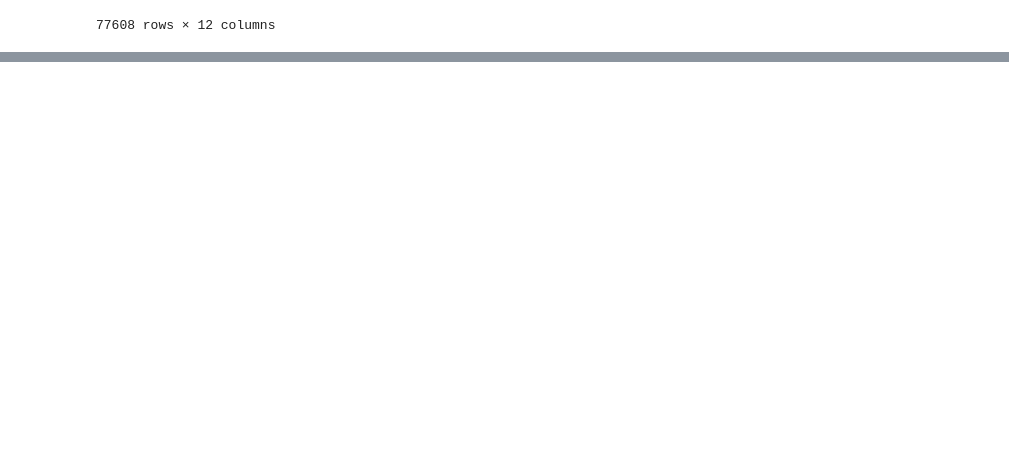
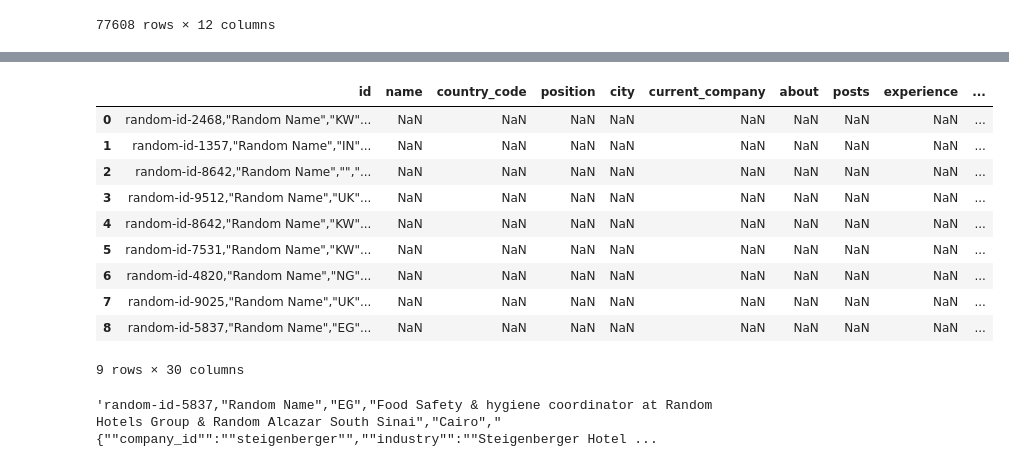
Before and after one commit to ElizabethSeth/med, a Jupyter notebook: notebooks/data_upload.ipynb, the cells around one changed output, grey strips where cells are left out. Drawn from its saved outputs; the diff is of its cells as text; code cells hidden in the pictures; blank space fills up the shorter version.

```diff
--- a/notebooks/data_upload.ipynb
+++ b/notebooks/data_upload.ipynb
@@ -467,3 +468,8 @@ high_value_transactions
 | 137934 | 2022/11/28 09:15 | 1538 | 8008279E0 | 1827 | 80117E140 | 11919.51 | Euro | 11919.51 | ... |
 | 137935 | 2022/12/10 15:28 | 1538 | 8008279E0 | 0 | 801641AE0 | 15457.82 | US Dollar | 15457.82 | ... |
 77608 rows × 12 columns
+# %%
+file_path = "../data/darkness-dataset.txt"
+with open(file_path, 'r', encoding='utf-8') as file:
+    for _ in range(10):
+        print(file.readline())
@@ -469,0 +496,22 @@ high_value_transactions
+# %%
+#df = pd.read_csv(file_path, delimiter=";", encoding="utf-8")
+df = pd.read_csv(file_path, delimiter=",", encoding="utf-8", quotechar='"', on_bad_lines='skip')
+df
+
+#df.columns
+# %% [output]
+|  | id | name | country_code | position | city | current_company | about | posts | experience | ... |
+| 0 | random-id-2468,"Random Name","KW"... | NaN | NaN | NaN | NaN | NaN | NaN | NaN | NaN | ... |
+| 1 | random-id-1357,"Random Name","IN"... | NaN | NaN | NaN | NaN | NaN | NaN | NaN | NaN | ... |
+| 2 | random-id-8642,"Random Name","","... | NaN | NaN | NaN | NaN | NaN | NaN | NaN | NaN | ... |
+| 3 | random-id-9512,"Random Name","UK"... | NaN | NaN | NaN | NaN | NaN | NaN | NaN | NaN | ... |
+| 4 | random-id-8642,"Random Name","KW"... | NaN | NaN | NaN | NaN | NaN | NaN | NaN | NaN | ... |
+| 5 | random-id-7531,"Random Name","KW"... | NaN | NaN | NaN | NaN | NaN | NaN | NaN | NaN | ... |
+| 6 | random-id-4820,"Random Name","NG"... | NaN | NaN | NaN | NaN | NaN | NaN | NaN | NaN | ... |
+| 7 | random-id-9025,"Random Name","UK"... | NaN | NaN | NaN | NaN | NaN | NaN | NaN | NaN | ... |
+| 8 | random-id-5837,"Random Name","EG"... | NaN | NaN | NaN | NaN | NaN | NaN | NaN | NaN | ... |
+9 rows × 30 columns
+# %%
+df.loc[8, 'id']
+# %% [output]
+'random-id-5837,"Random Name","EG","Food Safety & hygiene coordinator at Random Hotels Group & Random Alcazar South Sinai","Cairo","{""company_id"":""steigenberger"",""industry"":""Steigenberger Hotel ...
```
Also changed, not shown: parts of 19 cells of this notebook, 1 other file.
